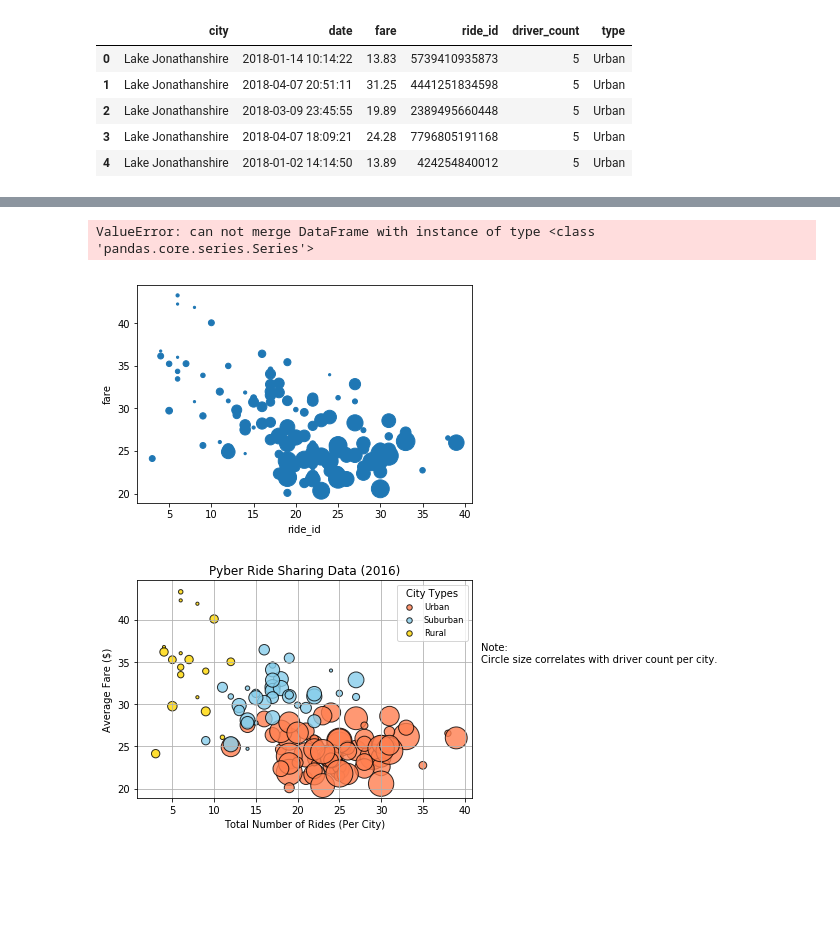
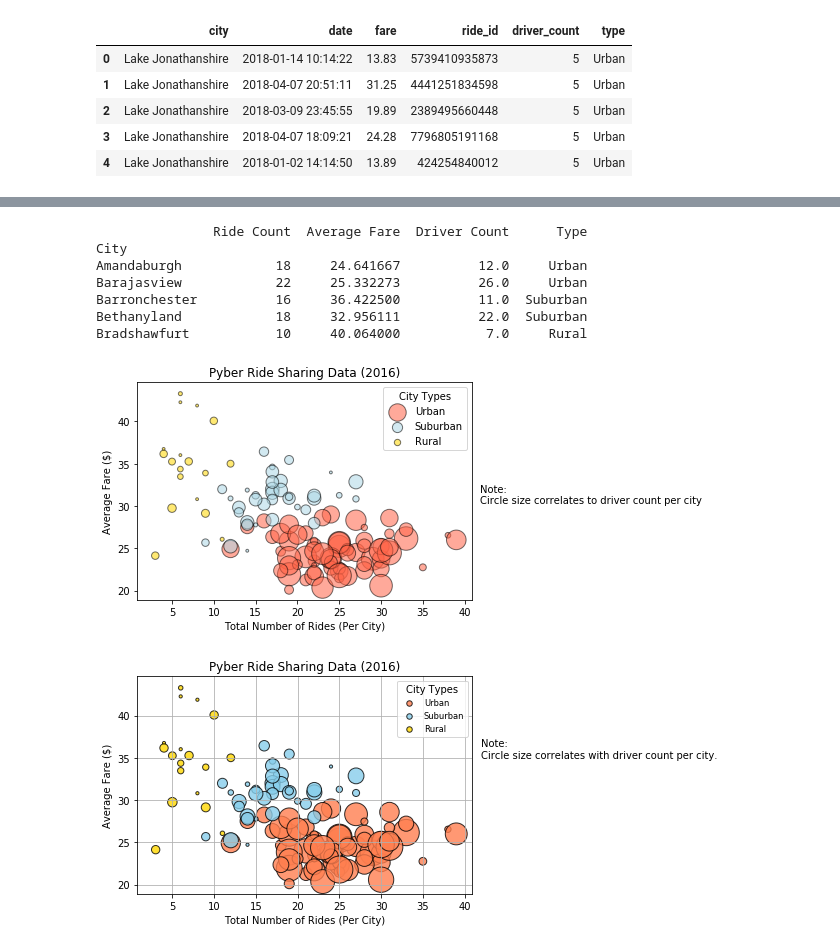
Before and after one commit to locketylerj/Matplotlib_Pyber, a Jupyter notebook: Typyber_starter.ipynb, the cells around one changed output, grey strips where cells are left out. Cells and saved outputs as stored; diff of their text form; code cells hidden in the pictures; blank space fills up the shorter version.

```diff
--- a/Typyber_starter.ipynb
+++ b/Typyber_starter.ipynb
@@ -112,0 +73,5 @@ Bradshawfurt        10
+# %%
+ctype = cityride_df[["city", "type"]]
+ctype.head()
+# drivercount = cityride_df.set_index("city")
+# drivercount
@@ -113,22 +111,51 @@ Bradshawfurt        10
 # %%
 #Put dataframes together to prepare for a scatter plot.
 twomerged_df = pd.merge(ride_count, mean_fare, on = "city")
-print(twomerged_df.head())
+#print(twomerged_df.head())
 
-merged_df = pd.merge(twomerged_df, driver_count, on = "city")
+merged_df = pd.merge(twomerged_df, ctype, on = "city")
+#print(merged_df.head())
+
+merged_df = merged_df.rename(columns = {"city": "City", "ride_id": "Ride Count", "fare": "Average Fare", "driver_count": "Driver Count", "type":"Type"})
+merged_df = merged_df.set_index("City")
+merged_df = merged_df.drop_duplicates()
 print(merged_df.head())
-
-y = merged_df['city'].to_list()
+#y = merged_df['city'].to_list()
 # %% [output]
-ValueError: can not merge DataFrame with instance of type <class 'pandas.core.series.Series'>
+               Ride Count  Average Fare  Driver Count      Type
+City
+Amandaburgh            18     24.641667          12.0     Urban
+Barajasview            22     25.332273          26.0     Urban
+Barronchester          16     36.422500          11.0  Suburban
+Bethanyland            18     32.956111          22.0  Suburban
+Bradshawfurt           10     40.064000           7.0     Rural
-# %%
-ridefare_plot = merged_df.plot(kind="scatter", x = "ride_id", y = "fare", s = driver_count["driver_count"]*5 )
-
-plt.scatter(urban)
-plt.scatter(sub)
-plt.scatter(metro)
-
-plt.show
-# %% [output]
-[figure, removed]
+# %%
+urb_df = merged_df[merged_df["Type"]=="Urban"]
+urb_df.head()
+surb_df = merged_df[merged_df["Type"]=="Suburban"]
+surb_df.head()
+rral_df = merged_df[merged_df["Type"]=="Rural"]
+#rral_df.head()
+# %%
+# Build the scatter plots for each city types
+
+plt.scatter(x = urb_df["Ride Count"], y = urb_df["Average Fare"], s = urb_df["Driver Count"]*8, color = 'tomato', alpha = 0.55, edgecolors ="black")
+plt.scatter(x = surb_df["Ride Count"], y = surb_df["Average Fare"], s = surb_df["Driver Count"]*8, color = 'lightblue',alpha = 0.55,edgecolors ="black")
+plt.scatter(x = rral_df["Ride Count"], y = rral_df["Average Fare"], s = rral_df["Driver Count"]*8, color = 'gold',alpha = 0.55,edgecolors ="black")
+# Incorporate the other graph properties
+# Create a legend
+plt.xlabel("Total Number of Rides (Per City)")
+plt.ylabel("Average Fare ($)")
+plt.title("Pyber Ride Sharing Data (2016)")
+plt.legend(labels=["Urban","Suburban","Rural"], loc = "best", title = "City Types")
+#plt.grid()
+# Incorporate a text label regarding circle size
+plt.figtext(0.92,0.5,"Note:")
+plt.figtext(0.92,0.46,"Circle size correlates to driver count per city")
+# Save Figure
+plt.savefig("Images/pyberscatter.png")
+# Show plot
+plt.show()
+# %% [output]
+[figure, added]
 # %%
```
Also changed, not shown: parts of 27 cells of this notebook.
